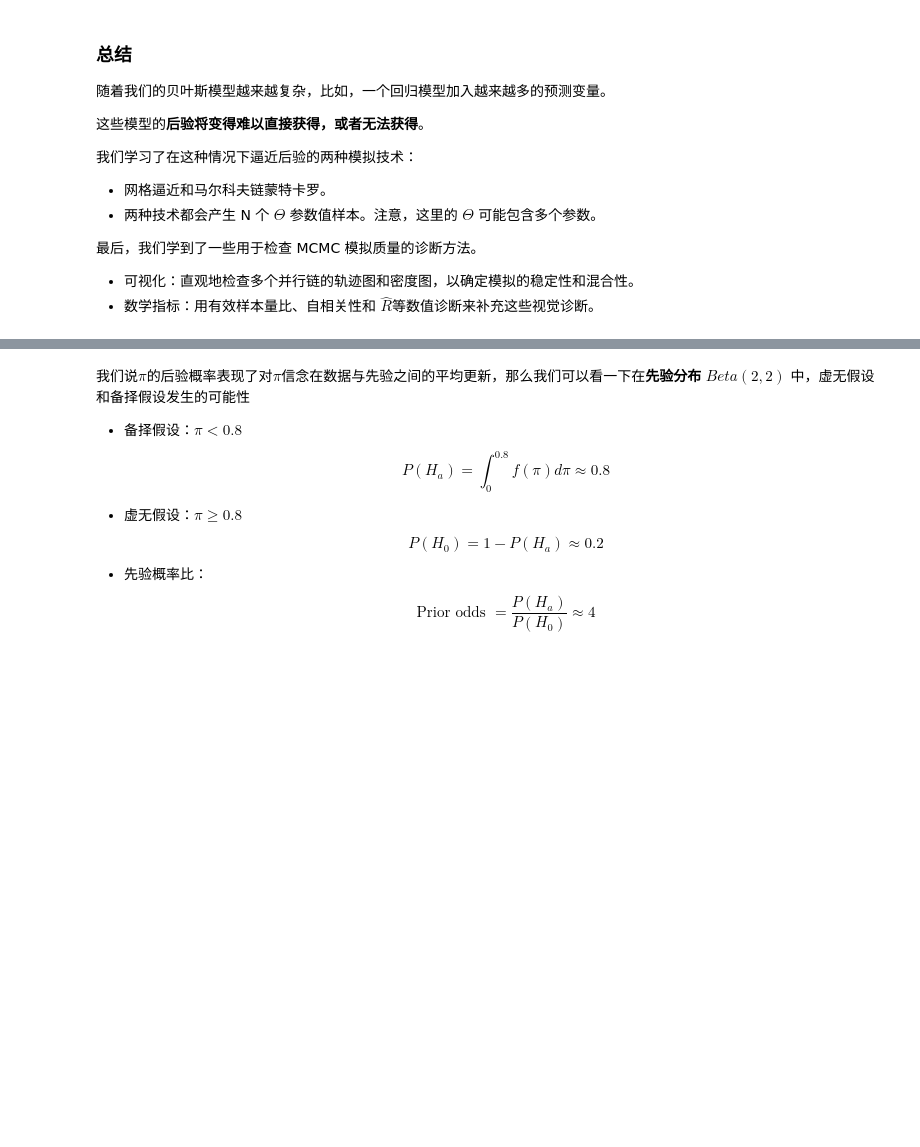
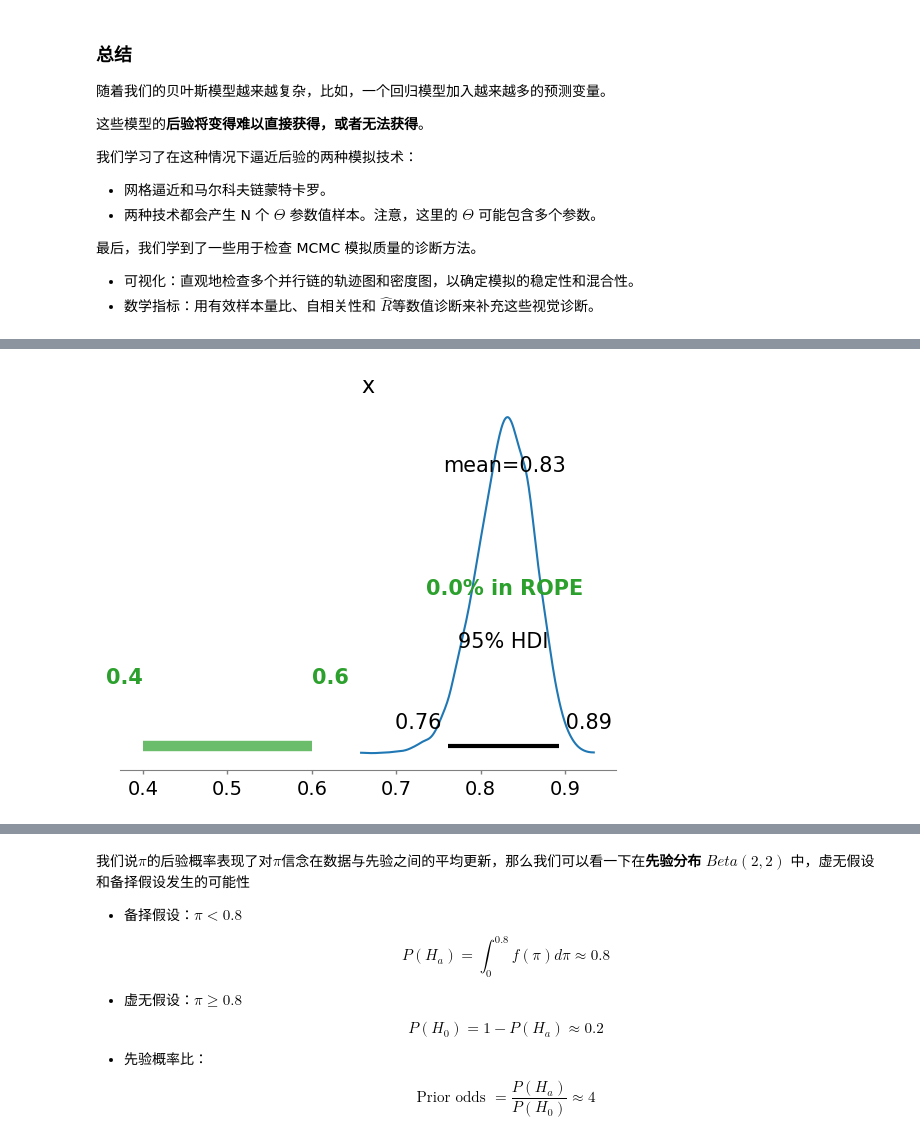
Before and after one commit to hcp4715/psybayesian, a Jupyter notebook: Lecture7.ipynb, the cells around one changed output, grey strips where cells are left out. Saved outputs shown, nothing was run; the diff lists cells and outputs as text; code cells hidden in the pictures; blank space fills up the shorter version.

```diff
--- a/Lecture7.ipynb
+++ b/Lecture7.ipynb
@@ -813,0 +929,17 @@ plt.show()
+# %%
+import numpy as np
+import matplotlib.pyplot as plt
+import arviz as az
+
+# 生成 Beta 分布的样本
+alpha = 101
+beta = 21
+samples = np.random.beta(alpha, beta, 10000)
+
+# 使用 arviz 绘制后验分布图，并添加 ROPE 区间
+az.plot_posterior(samples, hdi_prob=0.95, rope=[0.4, 0.6])
+
+# 显示图形
+plt.show()
+# %% [output]
+[figure, added]
```
Also changed, not shown: parts of 29 cells of this notebook.
